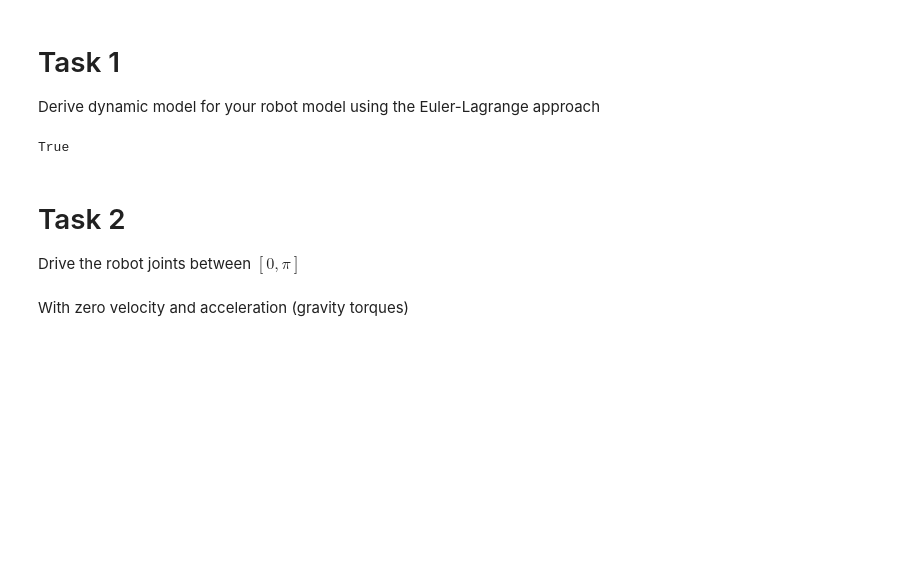
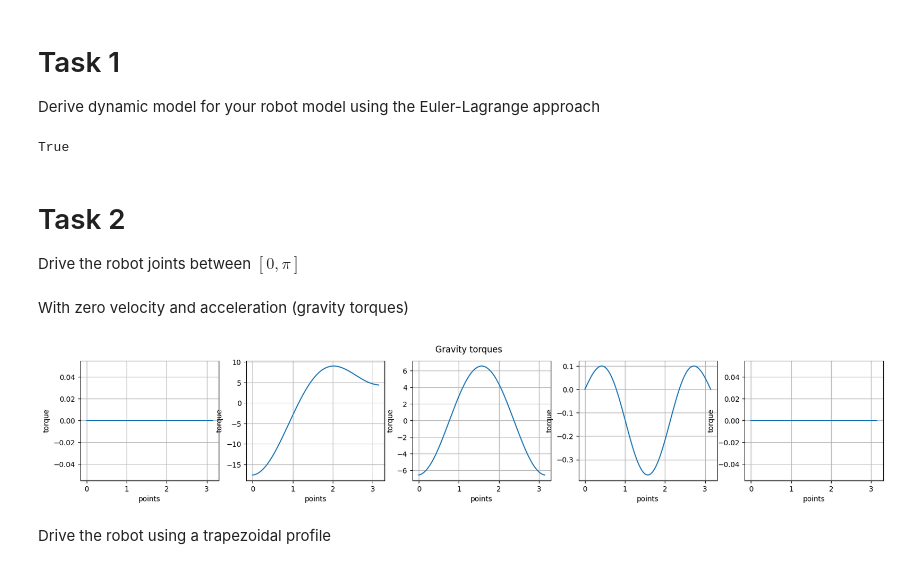
Before and after one commit to EveryoneHATEme/fundamentals_of_robotics, a Jupyter notebook: hw4/solution.ipynb, the cells around one changed output. Saved outputs shown, nothing was run; the diff lists cells and outputs as text; code cells hidden in the pictures; blank space fills up the shorter version.

Commit message:
Appended code for hw4

```diff
--- a/hw4/solution.ipynb
+++ b/hw4/solution.ipynb
@@ -181,15 +181,47 @@ for general_length, length_value in zip(general_configuration, configuration):
     coriolis = coriolis.subs(general_length, length_value)
     gravity_vector = gravity_vector.subs(general_length, length_value)
 # %%
-angular_velocities = [q.diff(t) for q in general_angles]
+angular_velocities = [q.diff(t) for q in general_angles[:-1]]
 # %%
-get_inertial_matrix = sp.lambdify(general_angles, inertial_matrix, 'numpy')
-get_coriolis_matrix = sp.lambdify([*general_angles, *angular_velocities], coriolis, 'numpy')
-get_gravity_vector = sp.lambdify(general_angles, gravity_vector, 'numpy')
+get_inertial_matrix = sp.lambdify(general_angles[:-1], inertial_matrix, 'numpy')
+get_coriolis_matrix = sp.lambdify([*general_angles[:-1], *angular_velocities], coriolis, 'numpy')
+get_gravity_vector = sp.lambdify(general_angles[:-1], gravity_vector, 'numpy')
 # %% [markdown]
 # Task 2
 Drive the robot joints between $[0,\pi]$
 # %% [markdown]
 With zero velocity and acceleration (gravity torques)
+# %%
+def get_torques(angles: np.ndarray, velocities: np.ndarray, accelerations: np.ndarray) -> np.ndarray:
+    _inertial_matrix = get_inertial_matrix(*angles)
+    _coriolis_matrix = get_coriolis_matrix(*angles, *velocities)
+    _gravity_vector = get_gravity_vector(*angles).flatten()
+
+    return _inertial_matrix.dot(accelerations) + _coriolis_matrix.dot(velocities) + _gravity_vector
 # %%
-points = [np.linspace(0, np.pi) for _ in range(len(general_angles))]
+points = [np.linspace(0, np.pi, 200) for _ in range(len(general_angles[:-1]))]
+
+torques_history = []
+
+for current_position in zip(*points):
+    torques_history.append(get_torques(np.array(current_position), np.zeros(len(general_angles[:-1])), np.zeros(len(general_angles[:-1]))))
+
+torques_history = np.array(torques_history)
+# %%
+import matplotlib.pyplot as plt
+
+figure, axes = plt.subplots(1, 5, figsize=(20, 3))
+
+figure.suptitle('Gravity torques')
+
+for _points, axis, torque in zip(points, axes, torques_history.T):
+    axis.plot(_points, torque)
+    axis.set_xlabel('points')
+    axis.set_ylabel('torque')
+    axis.grid(True)
+
+plt.show()
+# %% [output]
+[figure, added]
+# %% [markdown]
+Drive the robot using a trapezoidal profile
```
Also changed, not shown: parts of 16 cells of this notebook.
